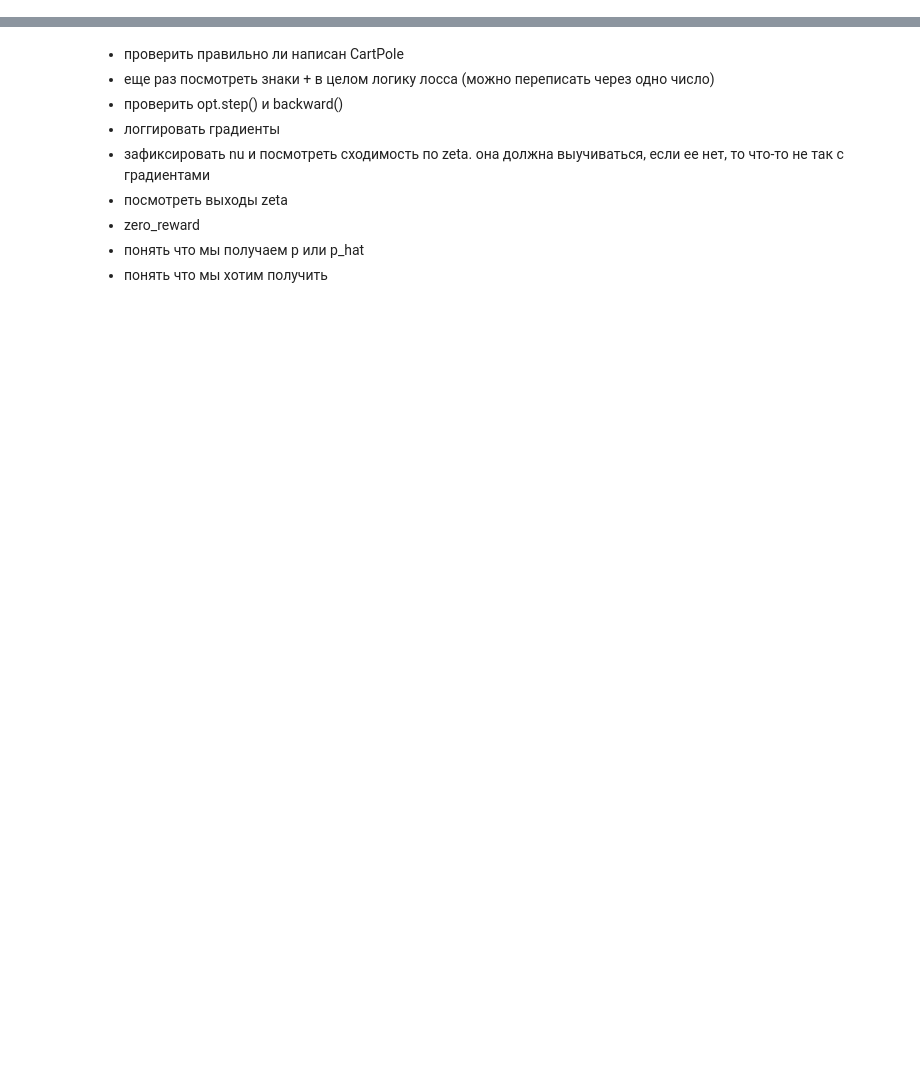
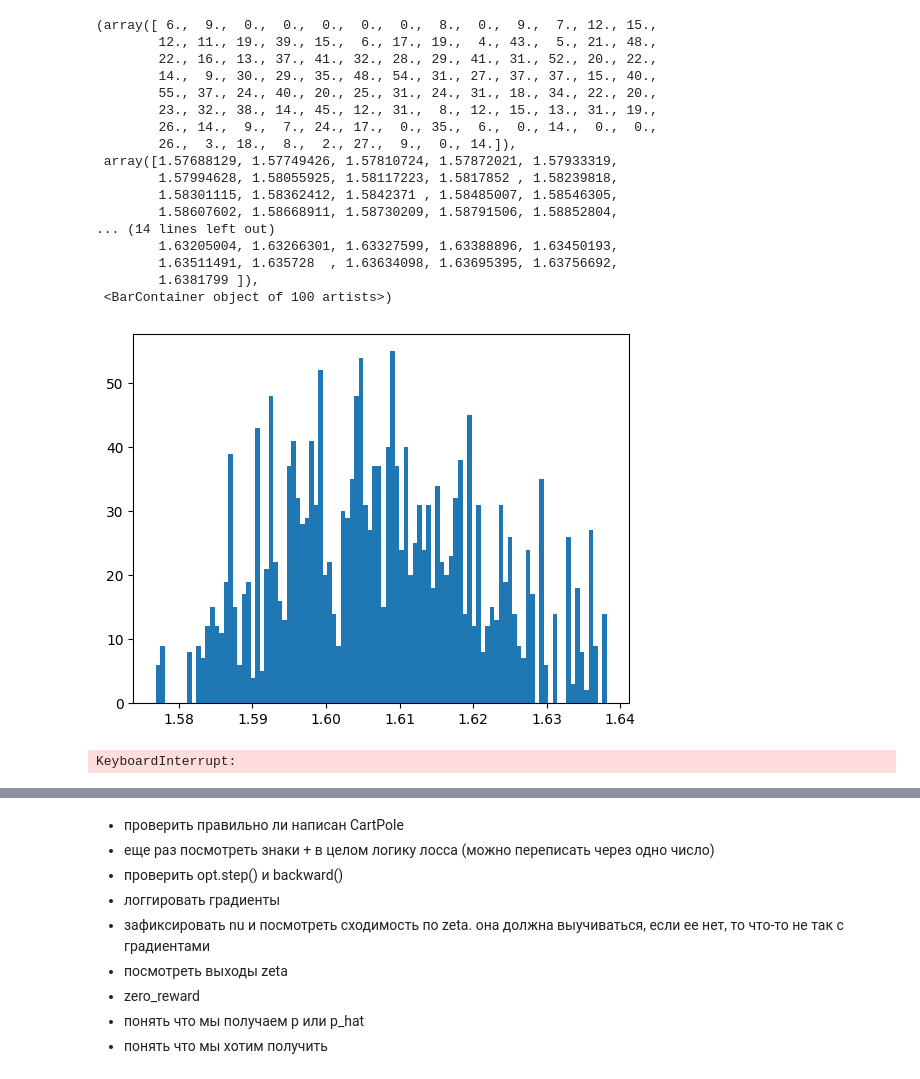
Before and after one commit to Blinkop/Dice-RL, a Jupyter notebook: example_v2.ipynb, the cells around one changed output, grey strips where cells are left out. Drawn from its saved outputs; the diff is of its cells as text; code cells hidden in the pictures; blank space fills up the shorter version.

```diff
--- a/example_v2.ipynb
+++ b/example_v2.ipynb
@@ -20,9 +20,9 @@ import matplotlib.pyplot as plt
 # %%
 RANDOM_SEED = 12
 DEVICE = torch.device('cpu')
-BATCH_SIZE = 2
+BATCH_SIZE = 8
 NUM_SAMPLES = 1024
-NUM_ITER = 10000
+NUM_ITER = 200000
 EVAL_ITER = 100
 
 ZETA_POS = False # squared output of zeta(s,a)                  (used in GenDICE, BestDice)
@@ -31,8 +31,8 @@ NORM_REGULARIZER = 0.0 # use lambda or not                      (used in GenDICE
 PRIMAL_REGULARIZER = 0.0 # alpha_Q                              (used in GenDICE, GradientDICE)
 DUAL_REGULARIZER = 1.0 # alpha_zeta                             (used in DualDICE, BestDICE)
 
-NU_LR = 0.003
-ZETA_LR = 0.003
+NU_LR = 0.0001
+ZETA_LR = 0.0001
 GAMMA = 0.99
 # %%
 def custom_collate(data_list):
@@ -200,0 +243,27 @@ KeyboardInterrupt:
+# %%
+plt.hist(zeta(next(iter(loader))[0])[:, 1].detach().numpy(), bins=100)
+# %% [output]
+(array([ 6.,  9.,  0.,  0.,  0.,  0.,  0.,  8.,  0.,  9.,  7., 12., 15.,
+        12., 11., 19., 39., 15.,  6., 17., 19.,  4., 43.,  5., 21., 48.,
+        22., 16., 13., 37., 41., 32., 28., 29., 41., 31., 52., 20., 22.,
+        14.,  9., 30., 29., 35., 48., 54., 31., 27., 37., 37., 15., 40.,
+        55., 37., 24., 40., 20., 25., 31., 24., 31., 18., 34., 22., 20.,
+        23., 32., 38., 14., 45., 12., 31.,  8., 12., 15., 13., 31., 19.,
+        26., 14.,  9.,  7., 24., 17.,  0., 35.,  6.,  0., 14.,  0.,  0.,
+        26.,  3., 18.,  8.,  2., 27.,  9.,  0., 14.]),
+ array([1.57688129, 1.57749426, 1.57810724, 1.57872021, 1.57933319,
+        1.57994628, 1.58055925, 1.58117223, 1.5817852 , 1.58239818,
+        1.58301115, 1.58362412, 1.5842371 , 1.58485007, 1.58546305,
+        1.58607602, 1.58668911, 1.58730209, 1.58791506, 1.58852804,
+... (14 lines left out)
+        1.63205004, 1.63266301, 1.63327599, 1.63388896, 1.63450193,
+        1.63511491, 1.635728  , 1.63634098, 1.63695395, 1.63756692,
+        1.6381799 ]),
+ <BarContainer object of 100 artists>)
+[figure, added]
+# %%
+weights = []
+for batch in tqloader:
+    weights.append(zeta(batch[0]).flatten())
+# %% [output]
+KeyboardInterrupt:
```
Also changed, not shown: parts of 15 cells of this notebook, 2 other files.
